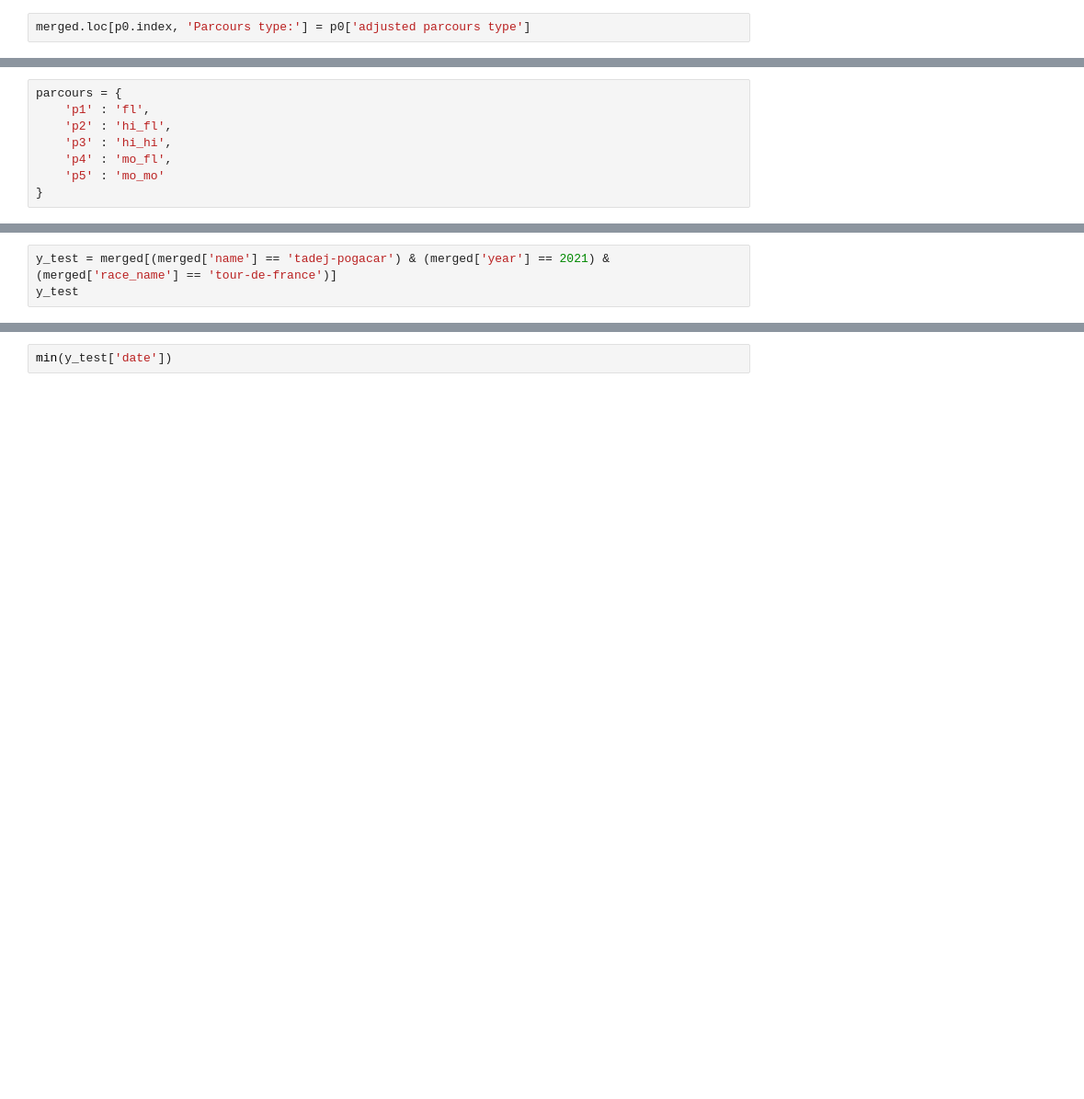
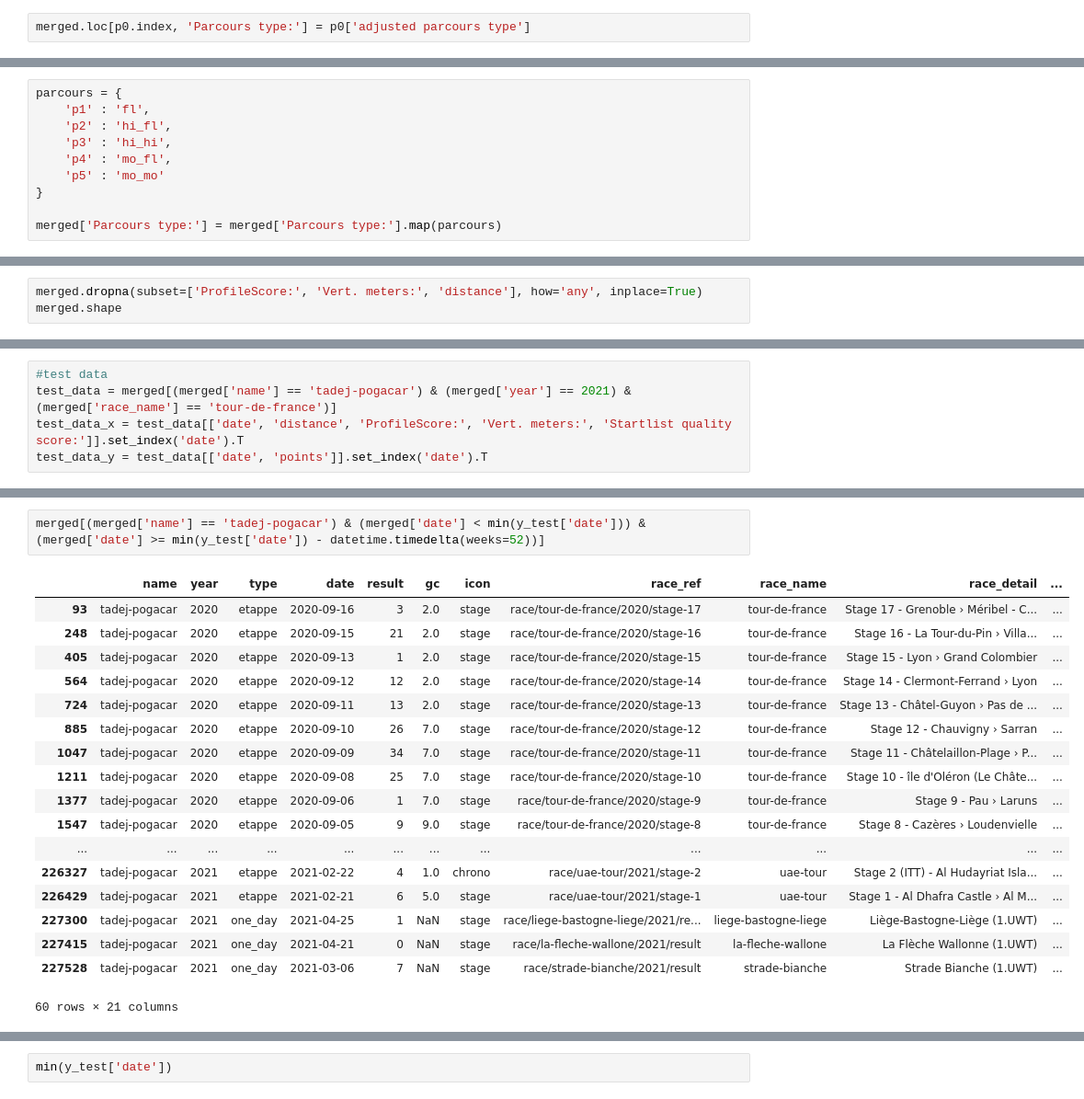
Before and after one commit to Michiel-DK/cycling, a Jupyter notebook: rnn.ipynb, the cells around one changed output, grey strips where cells are left out. Shown: that part at 92% size. Saved outputs shown, nothing was run; the diff lists cells and outputs as text; blank space fills up the shorter version.

```diff
--- a/rnn.ipynb
+++ b/rnn.ipynb
@@ -219,3 +285,5 @@ parcours = {
     'p4' : 'mo_fl',
     'p5' : 'mo_mo'
 }
+
+merged['Parcours type:'] = merged['Parcours type:'].map(parcours)
@@ -236,0 +290,3 @@ Name: race_detail, Length: 1967, dtype: int64
+# %%
+merged.dropna(subset=['ProfileScore:', 'Vert. meters:', 'distance'], how='any', inplace=True)
+merged.shape
@@ -237,3 +297,5 @@ Name: race_detail, Length: 1967, dtype: int64
 # %%
-y_test = merged[(merged['name'] == 'tadej-pogacar') & (merged['year'] == 2021) & (merged['race_name'] == 'tour-de-france')]
-y_test
+#test data
+test_data = merged[(merged['name'] == 'tadej-pogacar') & (merged['year'] == 2021) & (merged['race_name'] == 'tour-de-france')]
+test_data_x = test_data[['date', 'distance', 'ProfileScore:', 'Vert. meters:', 'Startlist quality score:']].set_index('date').T
+test_data_y = test_data[['date', 'points']].set_index('date').T
@@ -278,0 +333,21 @@ dtype: object
+# %%
+merged[(merged['name'] == 'tadej-pogacar') & (merged['date'] < min(y_test['date'])) & (merged['date'] >= min(y_test['date']) - datetime.timedelta(weeks=52))]
+# %% [output]
+|  | name | year | type | date | result | gc | icon | race_ref | race_name | race_detail | ... |
+| 93 | tadej-pogacar | 2020 | etappe | 2020-09-16 | 3 | 2.0 | stage | race/tour-de-france/2020/stage-17 | tour-de-france | Stage 17 - Grenoble › Méribel - C... | ... |
+| 248 | tadej-pogacar | 2020 | etappe | 2020-09-15 | 21 | 2.0 | stage | race/tour-de-france/2020/stage-16 | tour-de-france | Stage 16 - La Tour-du-Pin › Villa... | ... |
+| 405 | tadej-pogacar | 2020 | etappe | 2020-09-13 | 1 | 2.0 | stage | race/tour-de-france/2020/stage-15 | tour-de-france | Stage 15 - Lyon › Grand Colombier | ... |
+| 564 | tadej-pogacar | 2020 | etappe | 2020-09-12 | 12 | 2.0 | stage | race/tour-de-france/2020/stage-14 | tour-de-france | Stage 14 - Clermont-Ferrand › Lyon | ... |
+| 724 | tadej-pogacar | 2020 | etappe | 2020-09-11 | 13 | 2.0 | stage | race/tour-de-france/2020/stage-13 | tour-de-france | Stage 13 - Châtel-Guyon › Pas de ... | ... |
+| 885 | tadej-pogacar | 2020 | etappe | 2020-09-10 | 26 | 7.0 | stage | race/tour-de-france/2020/stage-12 | tour-de-france | Stage 12 - Chauvigny › Sarran | ... |
+| 1047 | tadej-pogacar | 2020 | etappe | 2020-09-09 | 34 | 7.0 | stage | race/tour-de-france/2020/stage-11 | tour-de-france | Stage 11 - Châtelaillon-Plage › P... | ... |
+| 1211 | tadej-pogacar | 2020 | etappe | 2020-09-08 | 25 | 7.0 | stage | race/tour-de-france/2020/stage-10 | tour-de-france | Stage 10 - île d'Oléron (Le Châte... | ... |
+| 1377 | tadej-pogacar | 2020 | etappe | 2020-09-06 | 1 | 7.0 | stage | race/tour-de-france/2020/stage-9 | tour-de-france | Stage 9 - Pau › Laruns | ... |
+| 1547 | tadej-pogacar | 2020 | etappe | 2020-09-05 | 9 | 9.0 | stage | race/tour-de-france/2020/stage-8 | tour-de-france | Stage 8 - Cazères › Loudenvielle | ... |
+| ... | ... | ... | ... | ... | ... | ... | ... | ... | ... | ... | ... |
+| 226327 | tadej-pogacar | 2021 | etappe | 2021-02-22 | 4 | 1.0 | chrono | race/uae-tour/2021/stage-2 | uae-tour | Stage 2 (ITT) - Al Hudayriat Isla... | ... |
+| 226429 | tadej-pogacar | 2021 | etappe | 2021-02-21 | 6 | 5.0 | stage | race/uae-tour/2021/stage-1 | uae-tour | Stage 1 - Al Dhafra Castle › Al M... | ... |
+| 227300 | tadej-pogacar | 2021 | one_day | 2021-04-25 | 1 | NaN | stage | race/liege-bastogne-liege/2021/re... | liege-bastogne-liege | Liège-Bastogne-Liège (1.UWT) | ... |
+| 227415 | tadej-pogacar | 2021 | one_day | 2021-04-21 | 0 | NaN | stage | race/la-fleche-wallone/2021/result | la-fleche-wallone | La Flèche Wallonne (1.UWT) | ... |
+| 227528 | tadej-pogacar | 2021 | one_day | 2021-03-06 | 7 | NaN | stage | race/strade-bianche/2021/result | strade-bianche | Strade Bianche (1.UWT) | ... |
+60 rows × 21 columns
```
Also changed, not shown: parts of 30 cells of this notebook.
